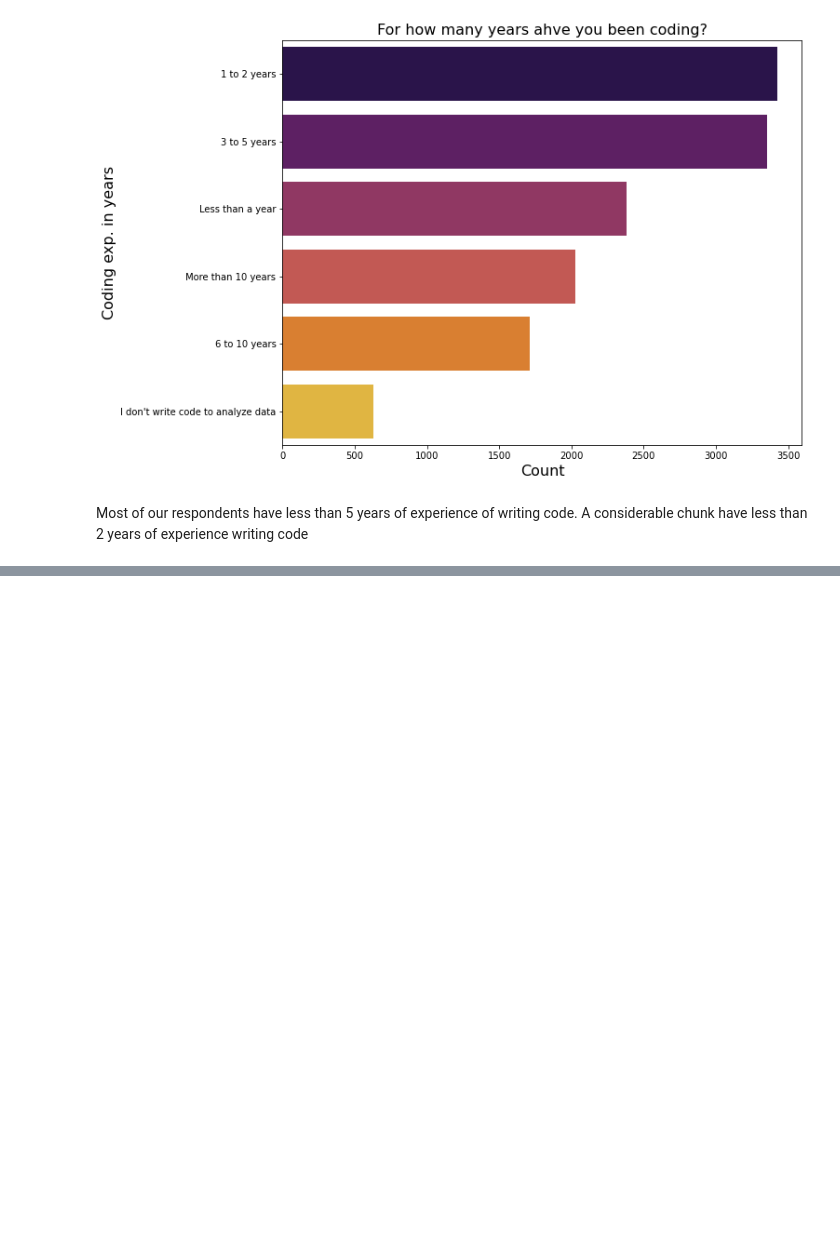
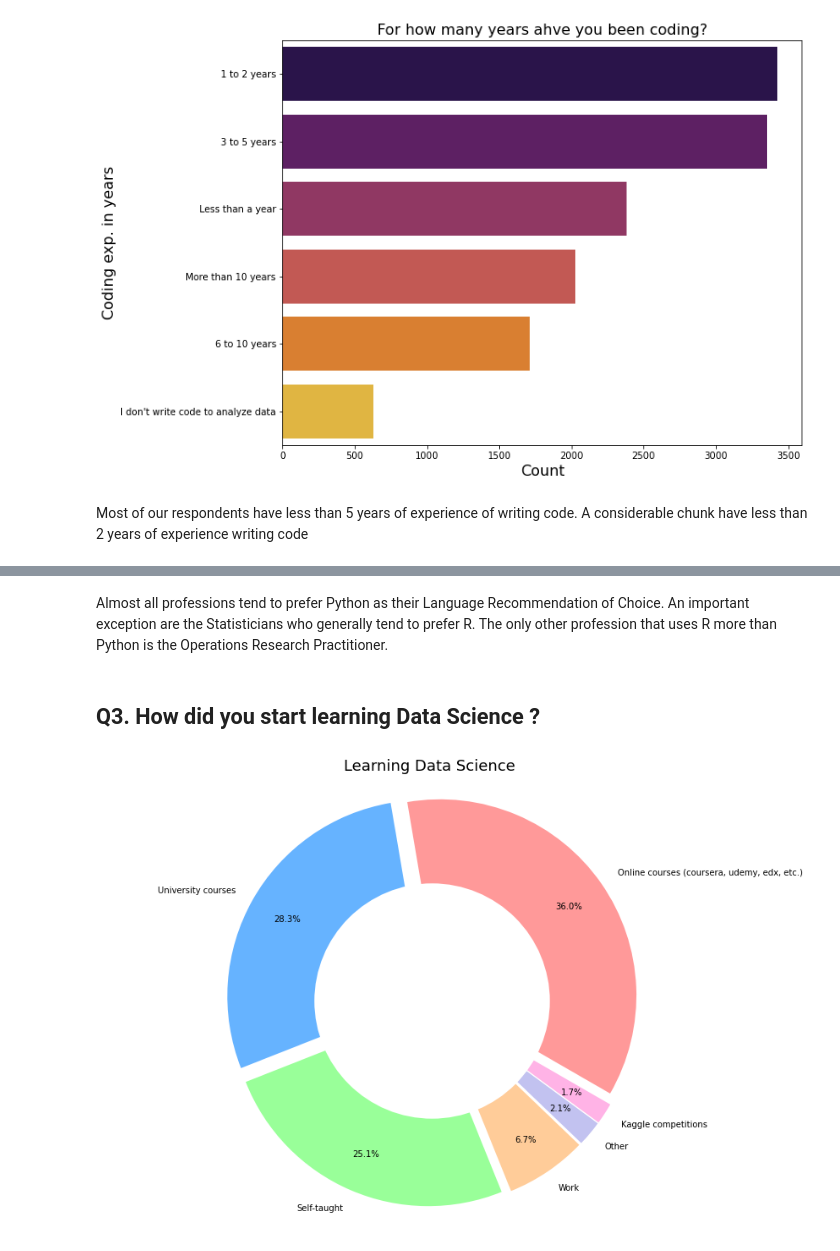
Before and after one commit to vinaysaw/Dialogue_with_data, a Jupyter notebook: Kaggle survey/Let's check what the survey says!!.ipynb, the cells around one changed output, grey strips where cells are left out. Cells and saved outputs as stored; diff of their text form; code cells hidden in the pictures; blank space fills up the shorter version.

```diff
--- a/Kaggle survey/Let's check what the survey says!!.ipynb
+++ b/Kaggle survey/Let's check what the survey says!!.ipynb
@@ -164,0 +190,28 @@ Most of our respondents have less than 5 years of experience of writing code. A
+# %% [markdown]
+Almost all professions tend to prefer Python as their Language Recommendation of Choice. An important exception are the Statisticians who generally tend to prefer R. The only other profession that uses R more than Python is the Operations Research Practitioner.
+# %% [markdown]
+## Q3. How did you start learning Data Science ?
+# %%
+plt.figure(figsize=(12,8))
+# Pie chart
+temp=data['FirstTrainingSelect'].value_counts()
+labels = temp.index
+sizes = temp.values
+
+#colors
+colors = ['#ff9999','#66b3ff','#99ff99','#ffcc99','#c2c2f0','#ffb3e6']
+#explsion
+explode = (0.05,0.05,0.05,0.05,0.05,0.05)
+
+plt.pie(sizes, colors = colors, labels=labels, autopct='%1.1f%%', startangle=-30, pctdistance=0.80, explode = explode)
+#draw circle
+centre_circle = plt.Circle((0,0),0.60,fc='white')
+fig = plt.gcf()
+fig.gca().add_artist(centre_circle)
+# Equal aspect ratio ensures that pie is drawn as a circle
+plt.axis('equal')
+plt.title('Learning Data Science ',fontsize=18)
+plt.tight_layout()
+plt.show()
+# %% [output]
+[figure, added]
```
Also changed, not shown: parts of 15 cells of this notebook.
